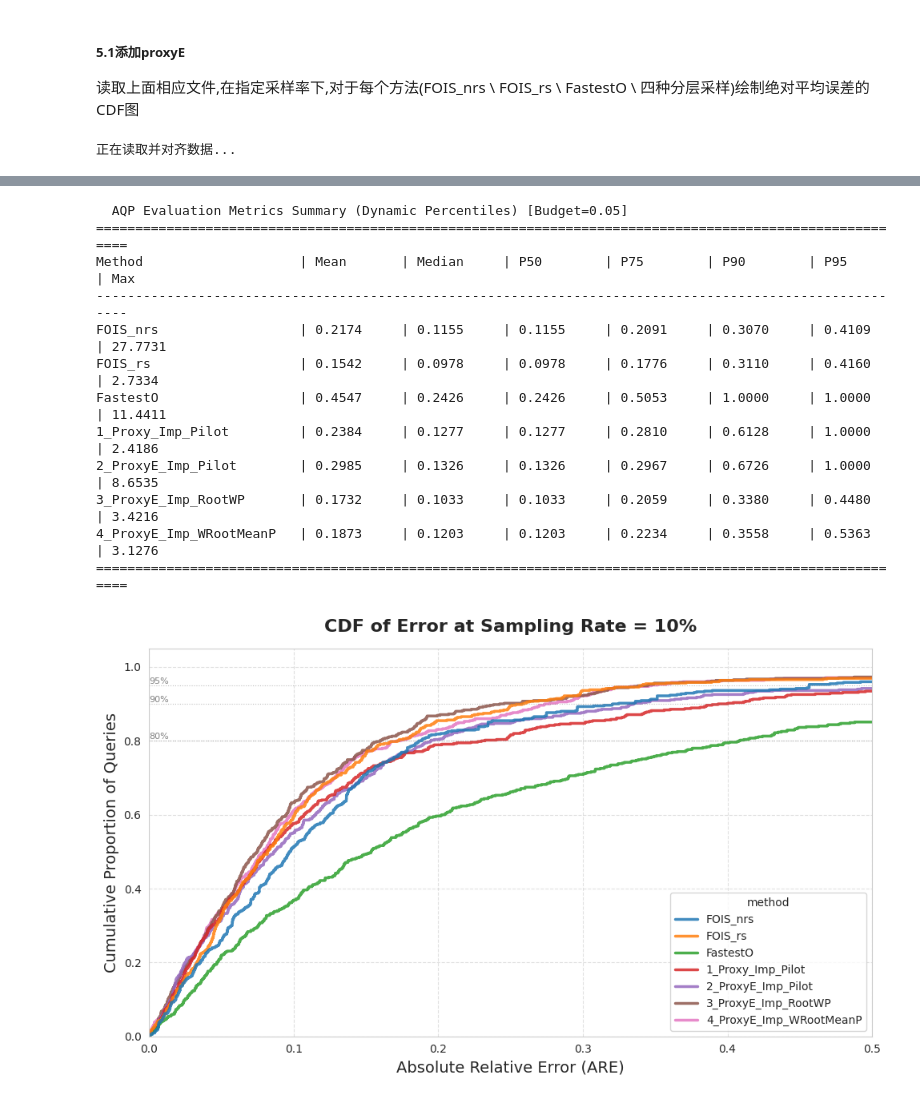
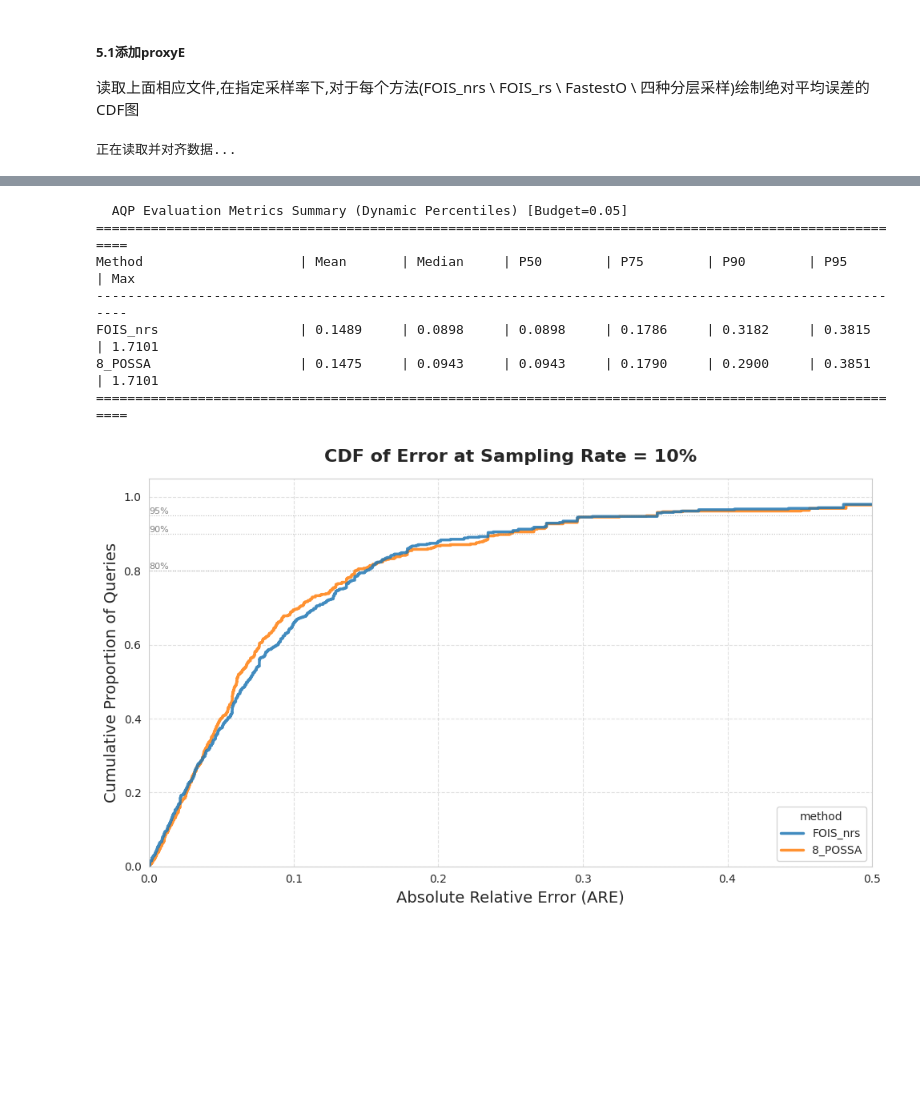
Before and after one commit to wsber/MLGAQP, a Jupyter notebook: pythonProject/src/paper_exp/RQ2:Efficiency.ipynb, the cells around one changed output, grey strips where cells are left out. Cells and saved outputs as stored; diff of their text form; code cells hidden in the pictures; blank space fills up the shorter version.

```diff
--- a/pythonProject/src/paper_exp/RQ2:Efficiency.ipynb
+++ b/pythonProject/src/paper_exp/RQ2:Efficiency.ipynb
@@ -1600,9 +2282,12 @@ df_all["ARE"] = ((df_all["T_hat"] - df_all["T_true"]) / df_all["T_true"]).abs()
 # 3. 绘图配置
 # ==========================================
 desired_order = [
-    "FOIS_nrs", "FOIS_rs", "FastestO",
-    "1_Proxy_Imp_Pilot", "2_ProxyE_Imp_Pilot",
-    "3_ProxyE_Imp_RootWP", "4_ProxyE_Imp_WRootMeanP"
+    "FOIS_nrs",
+    # "FOIS_rs", "FastestO",
+    # "1_Proxy_Imp_Pilot", "2_ProxyE_Imp_Pilot",
+    # "3_ProxyE_Imp_RootWP", "4_ProxyE_Imp_WRootMeanP",    "5_ProxyE_Imp_Sqrt_WP",
+    # "6_ProxyE_Imp_Neyman",'7_ProxyE_Imp_Sqrt_WP_NRS',
+    '8_POSSA'
 ]
 available_methods = [m for m in desired_order if m in df_all["method"].unique()]
 
@@ -1709,16 +2394,11 @@ for budget in PLOTTING_BUDGETS:
   AQP Evaluation Metrics Summary (Dynamic Percentiles) [Budget=0.05]
 =========================================================================================================
 Method                    | Mean       | Median     | P50        | P75        | P90        | P95        | Max
 ---------------------------------------------------------------------------------------------------------
-FOIS_nrs                  | 0.2174     | 0.1155     | 0.1155     | 0.2091     | 0.3070     | 0.4109     | 27.7731
-FOIS_rs                   | 0.1542     | 0.0978     | 0.0978     | 0.1776     | 0.3110     | 0.4160     | 2.7334
-FastestO                  | 0.4547     | 0.2426     | 0.2426     | 0.5053     | 1.0000     | 1.0000     | 11.4411
-1_Proxy_Imp_Pilot         | 0.2384     | 0.1277     | 0.1277     | 0.2810     | 0.6128     | 1.0000     | 2.4186
-2_ProxyE_Imp_Pilot        | 0.2985     | 0.1326     | 0.1326     | 0.2967     | 0.6726     | 1.0000     | 8.6535
-3_ProxyE_Imp_RootWP       | 0.1732     | 0.1033     | 0.1033     | 0.2059     | 0.3380     | 0.4480     | 3.4216
-4_ProxyE_Imp_WRootMeanP   | 0.1873     | 0.1203     | 0.1203     | 0.2234     | 0.3558     | 0.5363     | 3.1276
+FOIS_nrs                  | 0.1489     | 0.0898     | 0.0898     | 0.1786     | 0.3182     | 0.3815     | 1.7101
+8_POSSA                   | 0.1475     | 0.0943     | 0.0943     | 0.1790     | 0.2900     | 0.3851     | 1.7101
 =========================================================================================================
-[figure, old version]
+[figure, new version]
   AQP Evaluation Metrics Summary (Dynamic Percentiles) [Budget=0.1]
 =========================================================================================================
 Method                    | Mean       | Median     | P50        | P75        | P90        | P95        | Max
```
Also changed, not shown: parts of 7 cells of this notebook, 10 other files.
